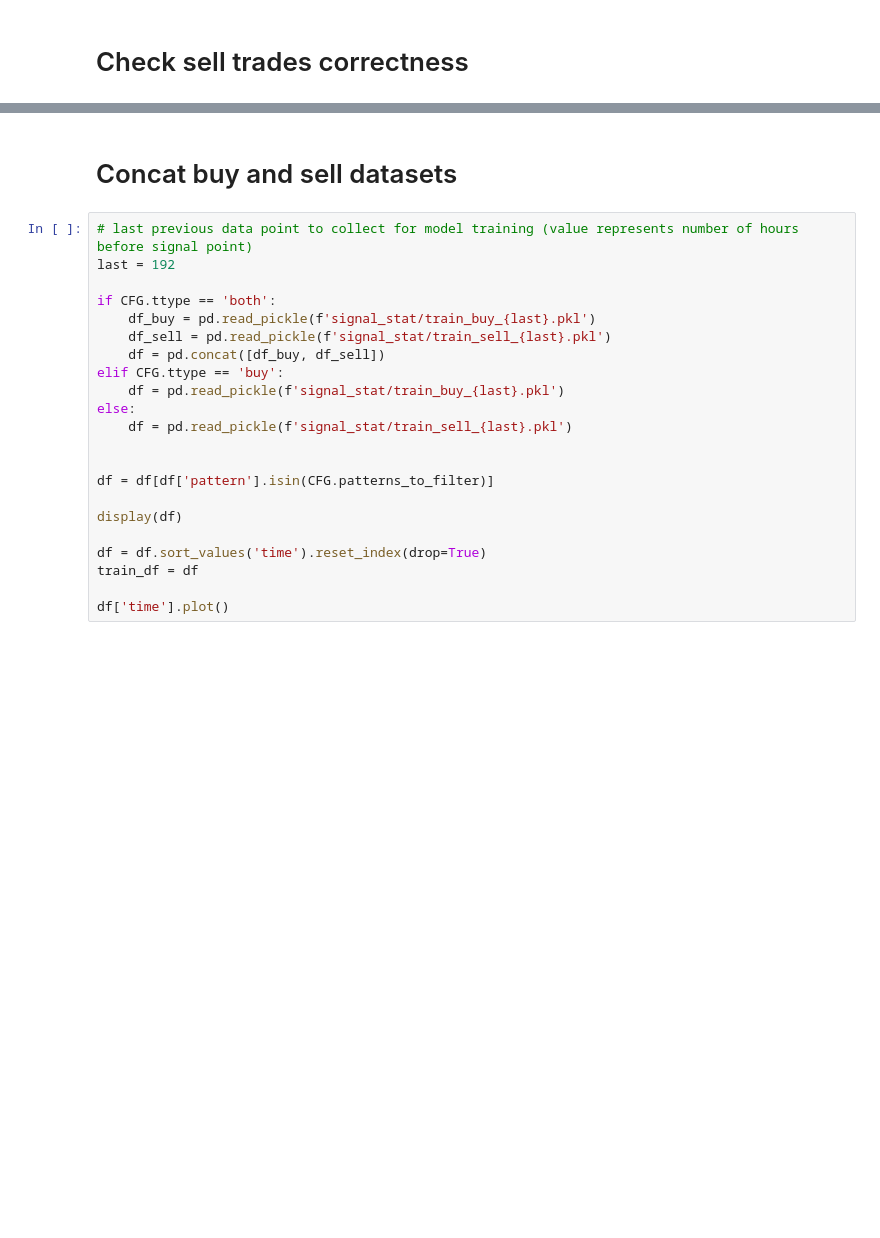
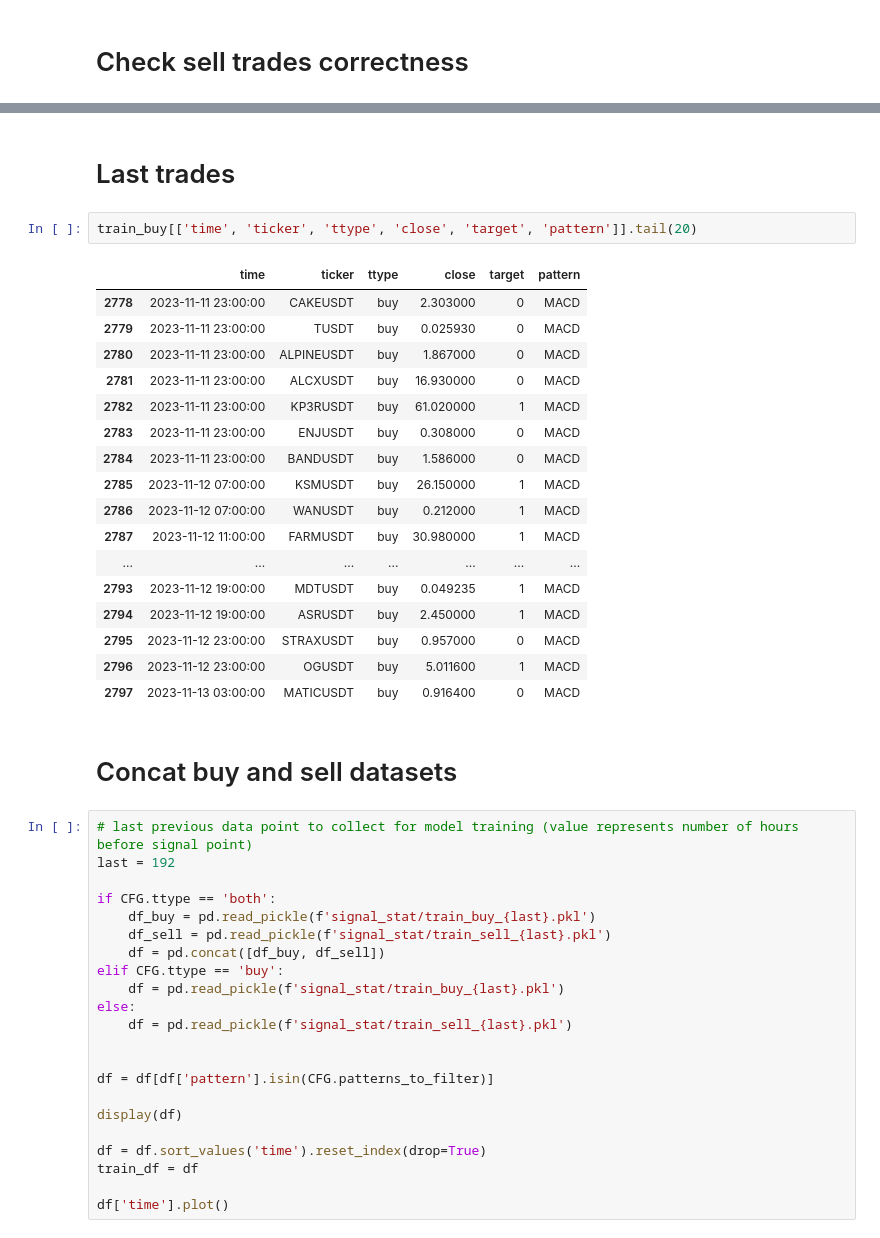
Before and after one commit to beatwad/sigbot, a Jupyter notebook: sigbot/ml/train_model.ipynb, the cells around one changed output, grey strips where cells are left out. Saved outputs shown, nothing was run; the diff lists cells and outputs as text; blank space fills up the shorter version.

```diff
--- a/sigbot/ml/train_model.ipynb
+++ b/sigbot/ml/train_model.ipynb
@@ -514,3 +470,25 @@ if CFG.create_dataset:
+# %% [markdown]
+# Last trades
+# %%
+train_buy[['time', 'ticker', 'ttype', 'close', 'target', 'pattern']].tail(20)
+# %% [output]
+|  | time | ticker | ttype | close | target | pattern |
+| 2778 | 2023-11-11 23:00:00 | CAKEUSDT | buy | 2.303000 | 0 | MACD |
+| 2779 | 2023-11-11 23:00:00 | TUSDT | buy | 0.025930 | 0 | MACD |
+| 2780 | 2023-11-11 23:00:00 | ALPINEUSDT | buy | 1.867000 | 0 | MACD |
+| 2781 | 2023-11-11 23:00:00 | ALCXUSDT | buy | 16.930000 | 0 | MACD |
+| 2782 | 2023-11-11 23:00:00 | KP3RUSDT | buy | 61.020000 | 1 | MACD |
+| 2783 | 2023-11-11 23:00:00 | ENJUSDT | buy | 0.308000 | 0 | MACD |
+| 2784 | 2023-11-11 23:00:00 | BANDUSDT | buy | 1.586000 | 0 | MACD |
+| 2785 | 2023-11-12 07:00:00 | KSMUSDT | buy | 26.150000 | 1 | MACD |
+| 2786 | 2023-11-12 07:00:00 | WANUSDT | buy | 0.212000 | 1 | MACD |
+| 2787 | 2023-11-12 11:00:00 | FARMUSDT | buy | 30.980000 | 1 | MACD |
+| ... | ... | ... | ... | ... | ... | ... |
+| 2793 | 2023-11-12 19:00:00 | MDTUSDT | buy | 0.049235 | 1 | MACD |
+| 2794 | 2023-11-12 19:00:00 | ASRUSDT | buy | 2.450000 | 1 | MACD |
+| 2795 | 2023-11-12 23:00:00 | STRAXUSDT | buy | 0.957000 | 0 | MACD |
+| 2796 | 2023-11-12 23:00:00 | OGUSDT | buy | 5.011600 | 1 | MACD |
+| 2797 | 2023-11-13 03:00:00 | MATICUSDT | buy | 0.916400 | 0 | MACD |
 # %% [markdown]
 # Concat buy and sell datasets
 # %%
```
Also changed, not shown: parts of 14 cells of this notebook, 15 other files.
